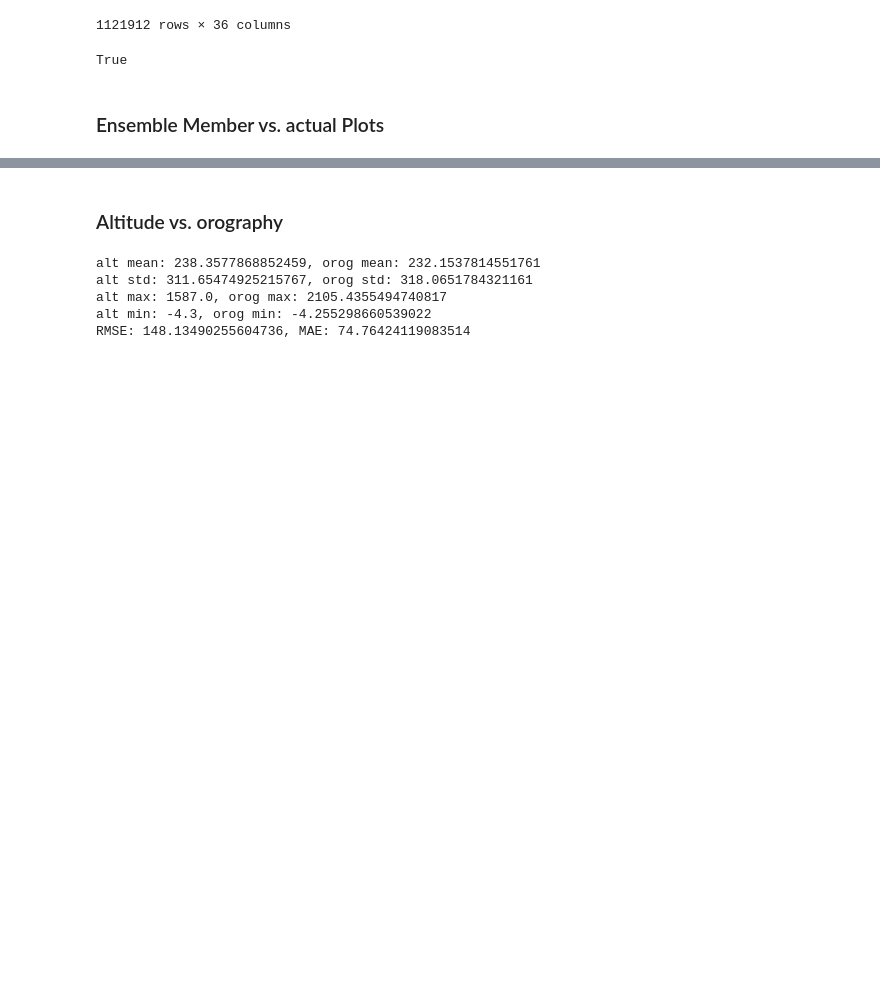
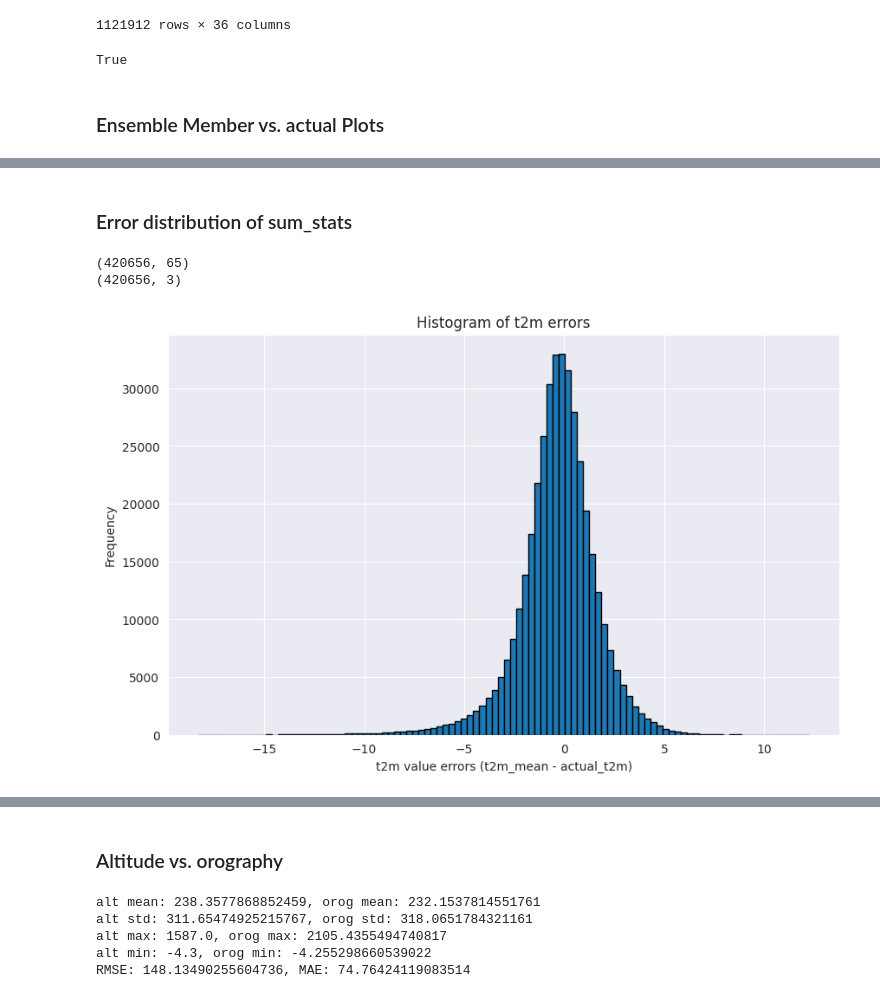
Before and after one commit to leachen01/gnnpp, a Jupyter notebook: exploration/eda.ipynb, the cells around one changed output, grey strips where cells are left out. Drawn from its saved outputs; the diff is of its cells as text; code cells hidden in the pictures; blank space fills up the shorter version.

```diff
--- a/exploration/eda.ipynb
+++ b/exploration/eda.ipynb
@@ -301,0 +302,18 @@ Name: t2m, dtype: float32
+# %% [markdown]
+### Error distribution of sum_stats
+# %%
+print(sum_dfs_train['train'][0].shape)
+print(sum_dfs_train['train'][1].shape)
+all_t2m_errors = np.array(sum_dfs_train['train'][0]['t2m_mean'] - sum_dfs_train['train'][1]['t2m'])
+
+plt.figure(figsize=(10, 6))
+plt.hist(all_t2m_errors.flatten(), bins=100, edgecolor='black')
+plt.title('Histogram of t2m errors')
+plt.xlabel('t2m value errors (t2m_mean - actual_t2m)')
+plt.ylabel('Frequency')
+plt.grid(True)
+plt.show()
+# %% [output]
+(420656, 65)
+(420656, 3)
+[figure, added]
```
Also changed, not shown: parts of 5 cells of this notebook, 8 other files.
